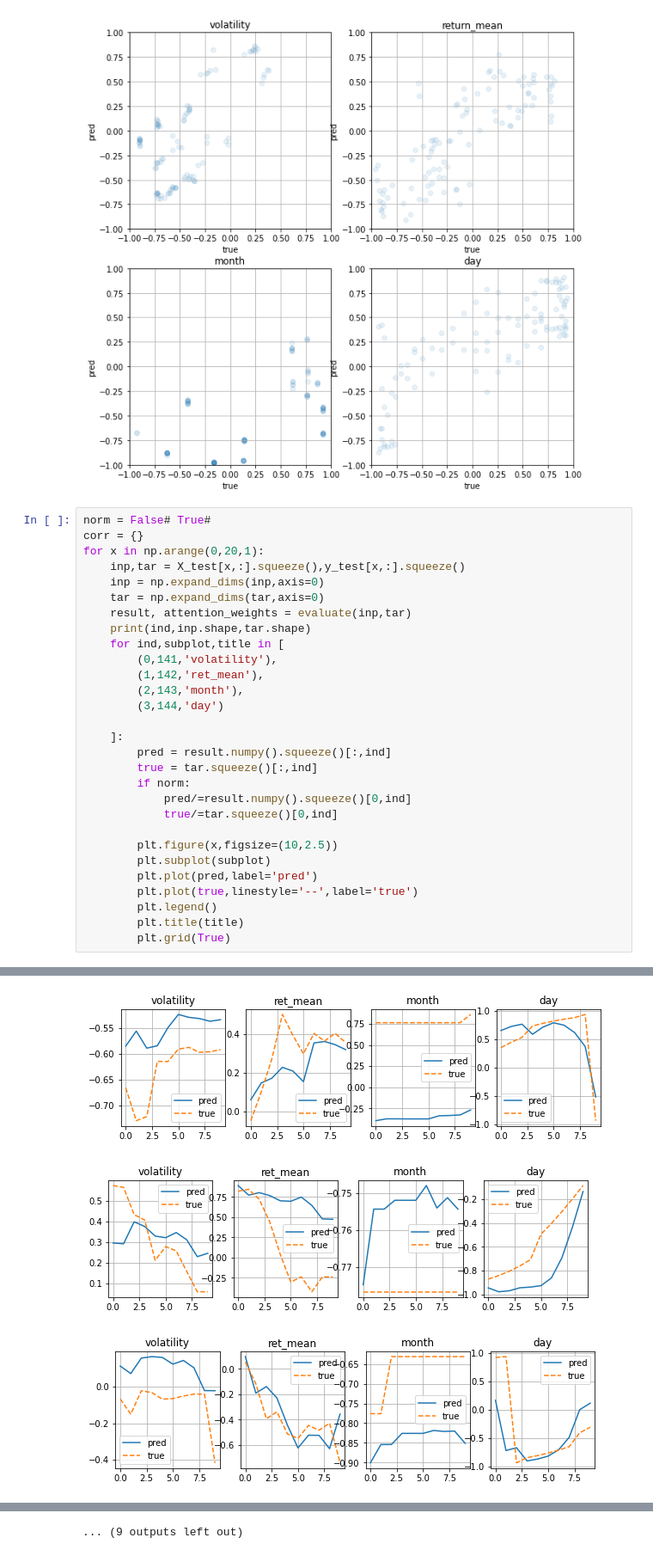
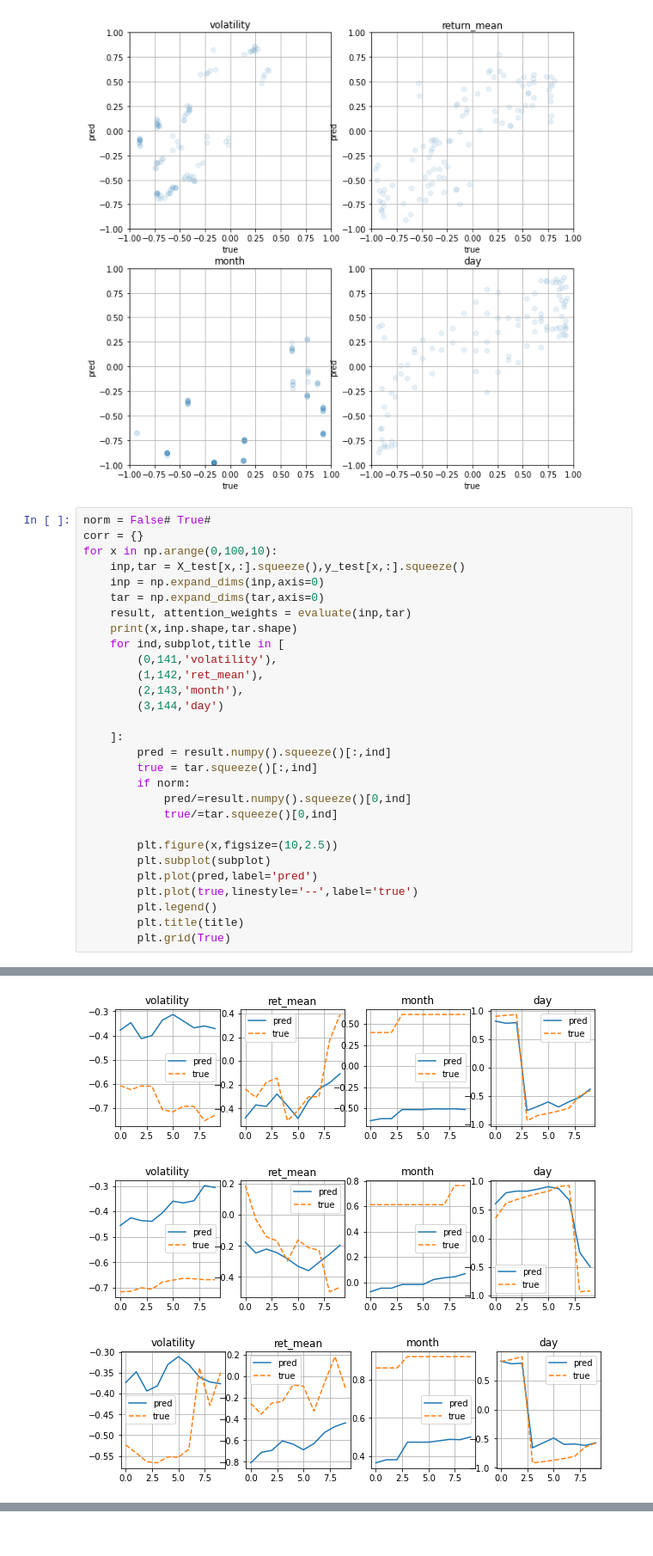
Before and after one commit to pangyuteng/public-misc, a Jupyter notebook: finance/ml/myeval.ipynb, the cells around one changed output, grey strips where cells are left out. Shown at 86% size. Drawn from its saved outputs; the diff is of its cells as text.

```diff
--- a/finance/ml/myeval.ipynb
+++ b/finance/ml/myeval.ipynb
@@ -376,12 +387,12 @@ df
 # %%
 norm = False# True#
 corr = {}
-for x in np.arange(0,20,1):
+for x in np.arange(0,100,10):
     inp,tar = X_test[x,:].squeeze(),y_test[x,:].squeeze()
     inp = np.expand_dims(inp,axis=0)
     tar = np.expand_dims(tar,axis=0)
     result, attention_weights = evaluate(inp,tar)
-    print(ind,inp.shape,tar.shape)
+    print(x,inp.shape,tar.shape)
     for ind,subplot,title in [
         (0,141,'volatility'),
         (1,142,'ret_mean'),
@@ -432,3 +433,3 @@ for x in np.arange(0,20,1):
-[figure, old version]
+[figure, new version]
-[figure, old version]
+[figure, new version]
-[figure, old version]
+[figure, new version]
@@ -437 +436,0 @@ for x in np.arange(0,20,1):
-... (9 outputs left out)
```
Also changed, not shown: parts of 2 cells of this notebook, 9 other files.
